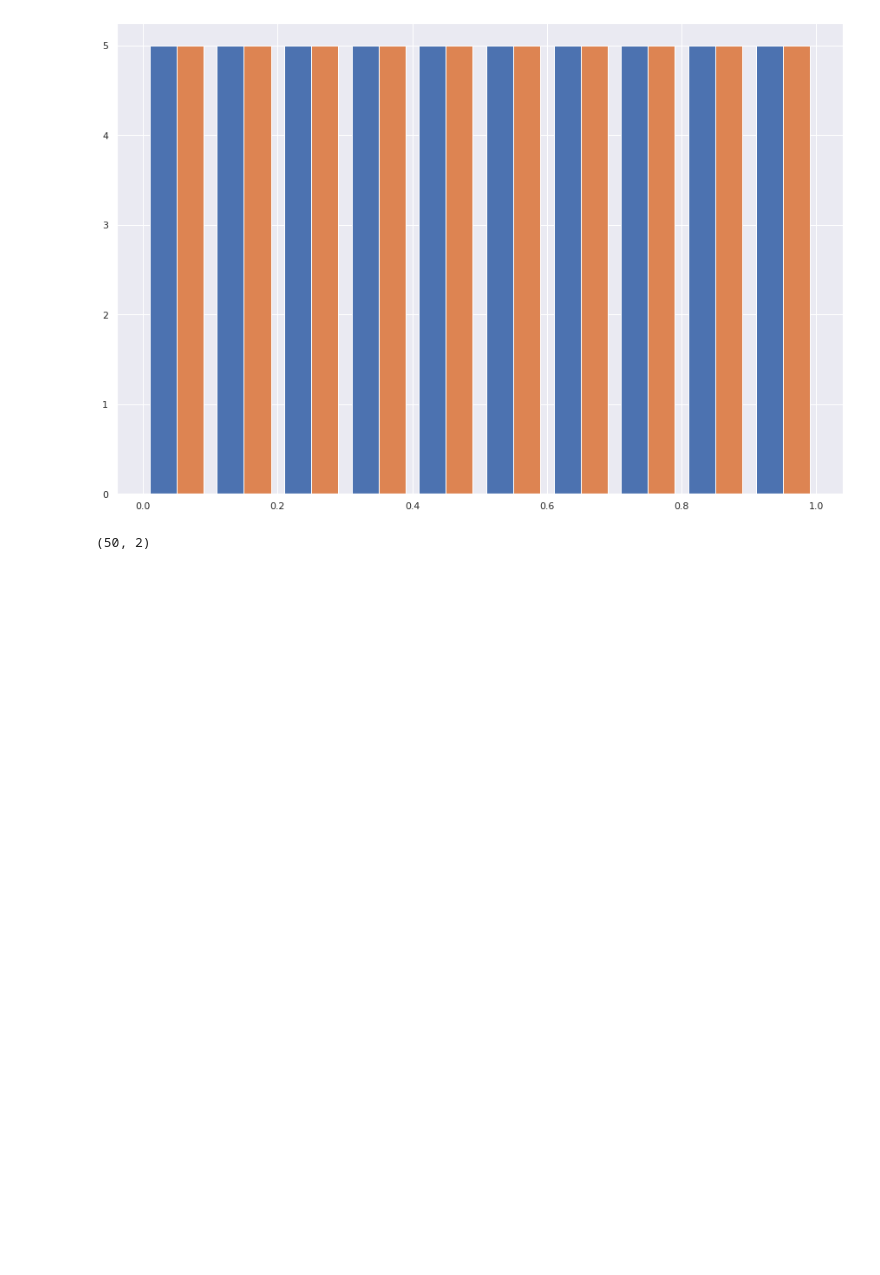
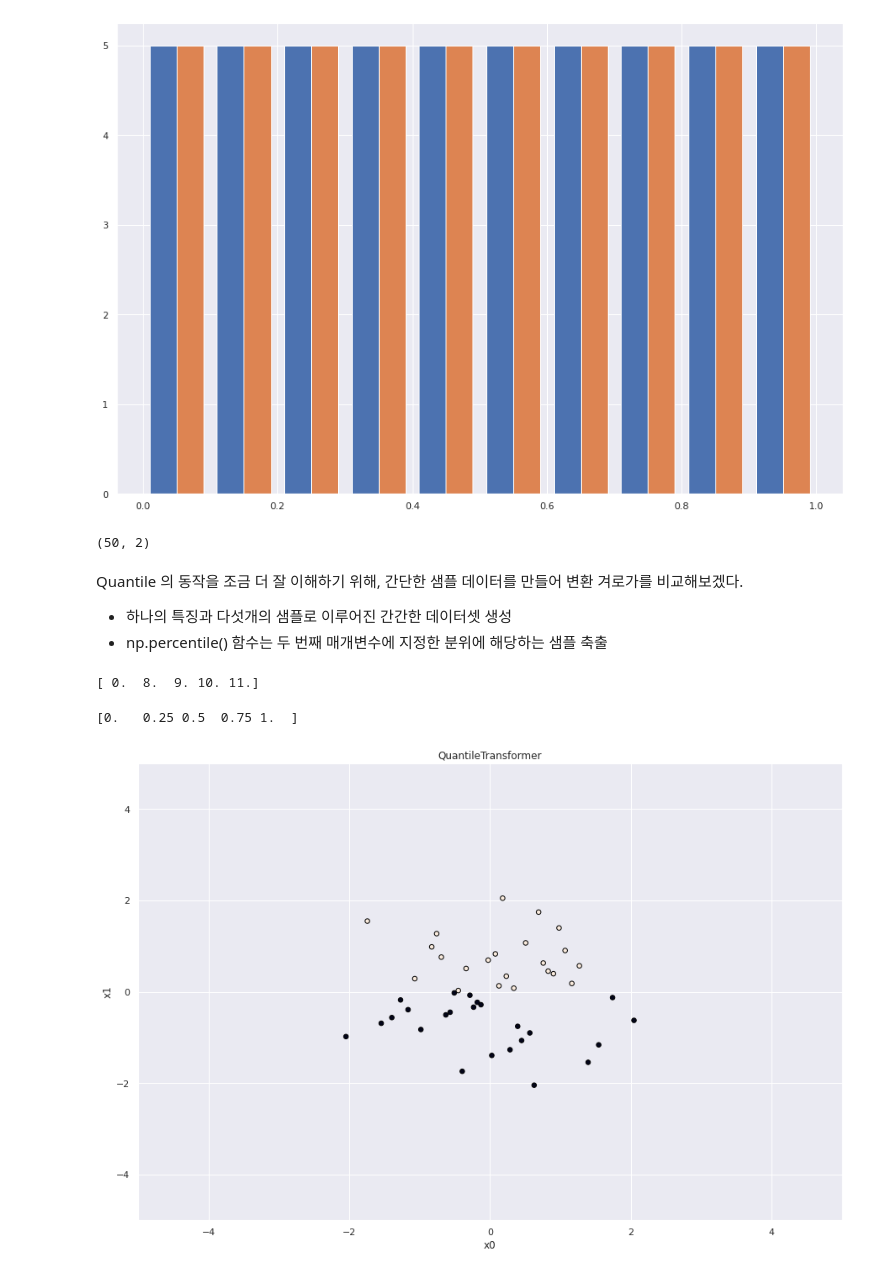
Before and after one commit to 201ssc/python_test1, a Jupyter notebook: 3_1_비지도_학습.ipynb, the cells around one changed output. Saved outputs shown, nothing was run; the diff lists cells and outputs as text; code cells hidden in the pictures; blank space fills up the shorter version.

```diff
--- a/3_1_비지도_학습.ipynb
+++ b/3_1_비지도_학습.ipynb
@@ -209,3 +210,34 @@ plt.show()
 print(scaler.quantiles_.shape)
 # %% [output]
 (50, 2)
+# %% [markdown]
+Quantile 의 동작을 조금 더 잘 이해하기 위해, 간단한 샘플 데이터를 만들어 변환 겨로가를 비교해보겠다.
+- 하나의 특징과 다섯개의 샘플로 이루어진 간간한 데이터셋 생성
+- np.percentile() 함수는 두 번째 매개변수에 지정한 분위에 해당하는 샘플 축출
+# %%
+x = np.array([[0], [11], [8], [9], [10]])
+print(np.percentile(x[:, 0], [0, 25, 50, 75, 100]))
+
+# 첫번째, 1사분위, 중간값, 3사분위, 마지막값 지정 > 훈련샘플과 일치
+# %% [output]
+[ 0.  8.  9. 10. 11.]
+# %%
+# Quantile 로 변환한 후에 확인해보자.
+x_trans = QuantileTransformer(n_quantiles=5).fit_transform(x)
+print(np.percentile(x_trans[:, 0], [0, 25, 50, 75, 100]))
+# %% [output]
+[0.   0.25 0.5  0.75 1.  ]
+# %%
+# Quantile 는 output_distribution 매개변수에서 normal로 지정하여 균등 분초가 아니라 정규분포로 출력을 바꿀 수 있다.
+scaler = QuantileTransformer(output_distribution='normal', n_quantiles=50)
+X_trans = scaler.fit_transform(X)
+
+plt.scatter(X_trans[:, 0], X_trans[:, 1], c=y, s=30, edgecolors='black')
+plt.xlim(-5, 5)
+plt.xlabel("x0")
+plt.ylim(-5, 5)
+plt.ylabel("x1")
+plt.title(type(scaler).__name__)
+plt.show()
+# %% [output]
+[figure, added]
```
Also changed, not shown: parts of 4 cells of this notebook.
